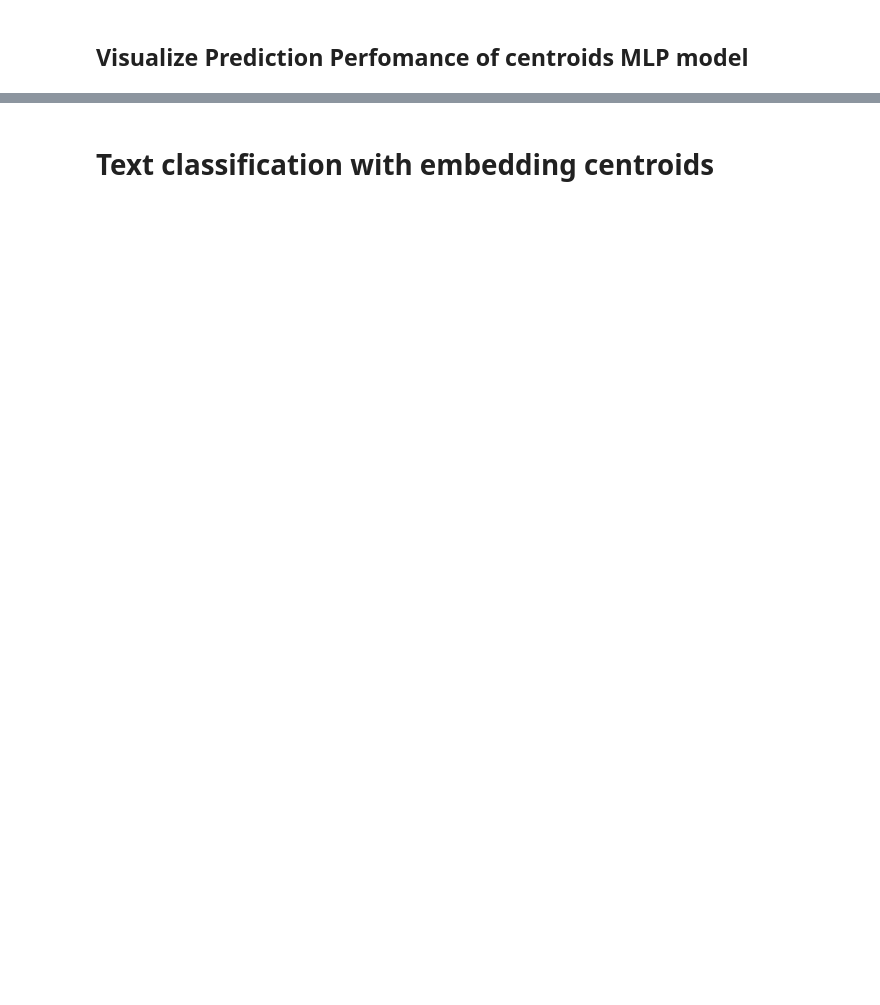
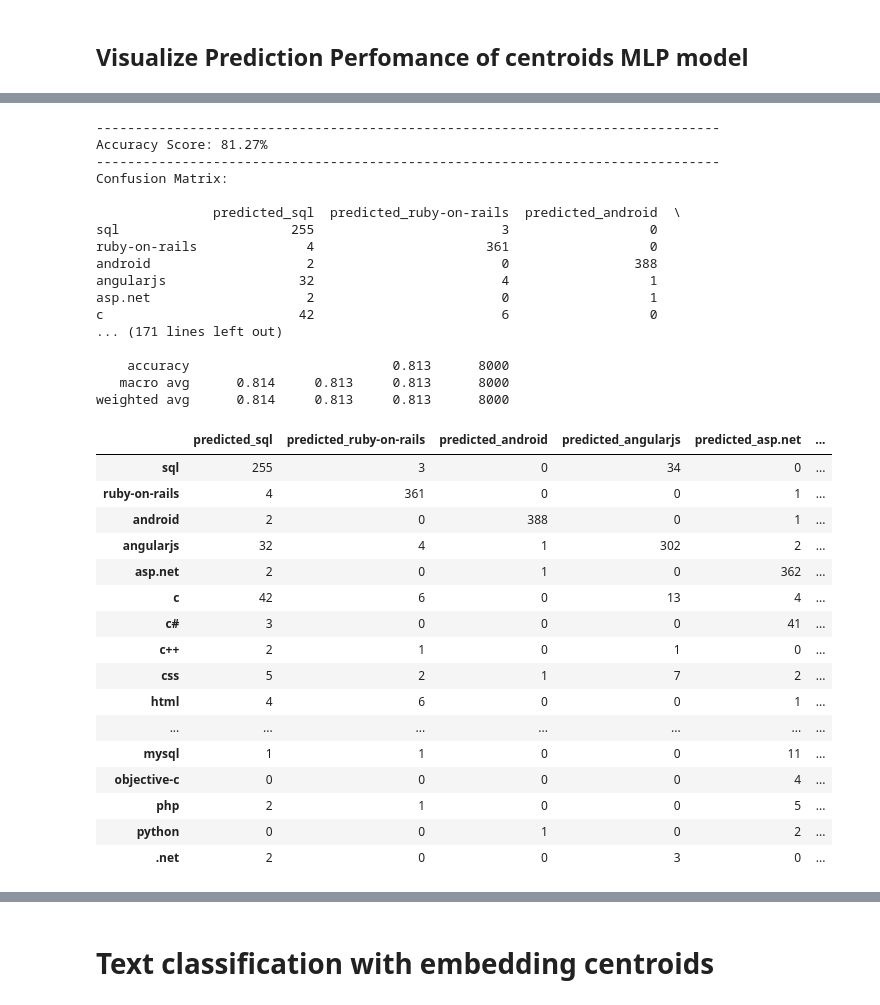
Before and after one commit to giannhskod/text-classification-mlp, a Jupyter notebook: notebooks/keras_mlp_classification.ipynb, the cells around one changed output, grey strips where cells are left out. Cells and saved outputs as stored; diff of their text form; code cells hidden in the pictures; blank space fills up the shorter version.

```diff
--- a/notebooks/keras_mlp_classification.ipynb
+++ b/notebooks/keras_mlp_classification.ipynb
@@ -175 +222,38 @@ weighted avg      0.825     0.823     0.824     12000
 ... (10 outputs left out)
+# %%
+confusion = create_clf_report(y_true_processed, y_pred_processed, Classes)
+# %% [output]
+--------------------------------------------------------------------------------
+Accuracy Score: 81.27%
+--------------------------------------------------------------------------------
+Confusion Matrix:
+
+               predicted_sql  predicted_ruby-on-rails  predicted_android  \
+sql                      255                        3                  0
+ruby-on-rails              4                      361                  0
+android                    2                        0                388
+angularjs                 32                        4                  1
+asp.net                    2                        0                  1
+c                         42                        6                  0
+... (171 lines left out)
+
+    accuracy                          0.813      8000
+   macro avg      0.814     0.813     0.813      8000
+weighted avg      0.814     0.813     0.813      8000
+|  | predicted_sql | predicted_ruby-on-rails | predicted_android | predicted_angularjs | predicted_asp.net | ... |
+| sql | 255 | 3 | 0 | 34 | 0 | ... |
+| ruby-on-rails | 4 | 361 | 0 | 0 | 1 | ... |
+| android | 2 | 0 | 388 | 0 | 1 | ... |
+| angularjs | 32 | 4 | 1 | 302 | 2 | ... |
+| asp.net | 2 | 0 | 1 | 0 | 362 | ... |
+| c | 42 | 6 | 0 | 13 | 4 | ... |
+| c# | 3 | 0 | 0 | 0 | 41 | ... |
+| c++ | 2 | 1 | 0 | 1 | 0 | ... |
+| css | 5 | 2 | 1 | 7 | 2 | ... |
+| html | 4 | 6 | 0 | 0 | 1 | ... |
+| ... | ... | ... | ... | ... | ... | ... |
+| mysql | 1 | 1 | 0 | 0 | 11 | ... |
+| objective-c | 0 | 0 | 0 | 0 | 4 | ... |
+| php | 2 | 1 | 0 | 0 | 5 | ... |
+| python | 0 | 0 | 1 | 0 | 2 | ... |
+| .net | 2 | 0 | 0 | 3 | 0 | ... |
```
Also changed, not shown: parts of 14 cells of this notebook, 7 other files.
